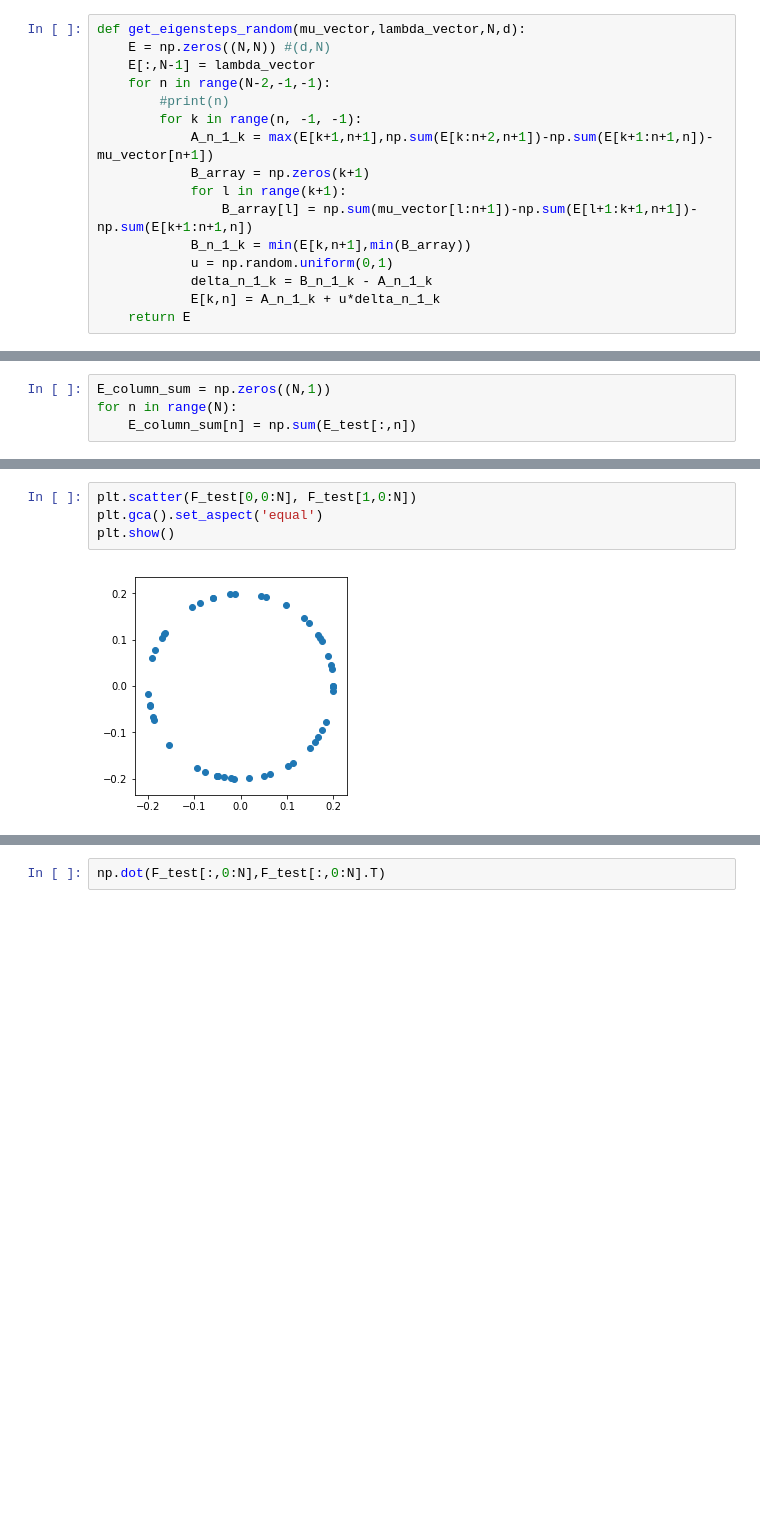
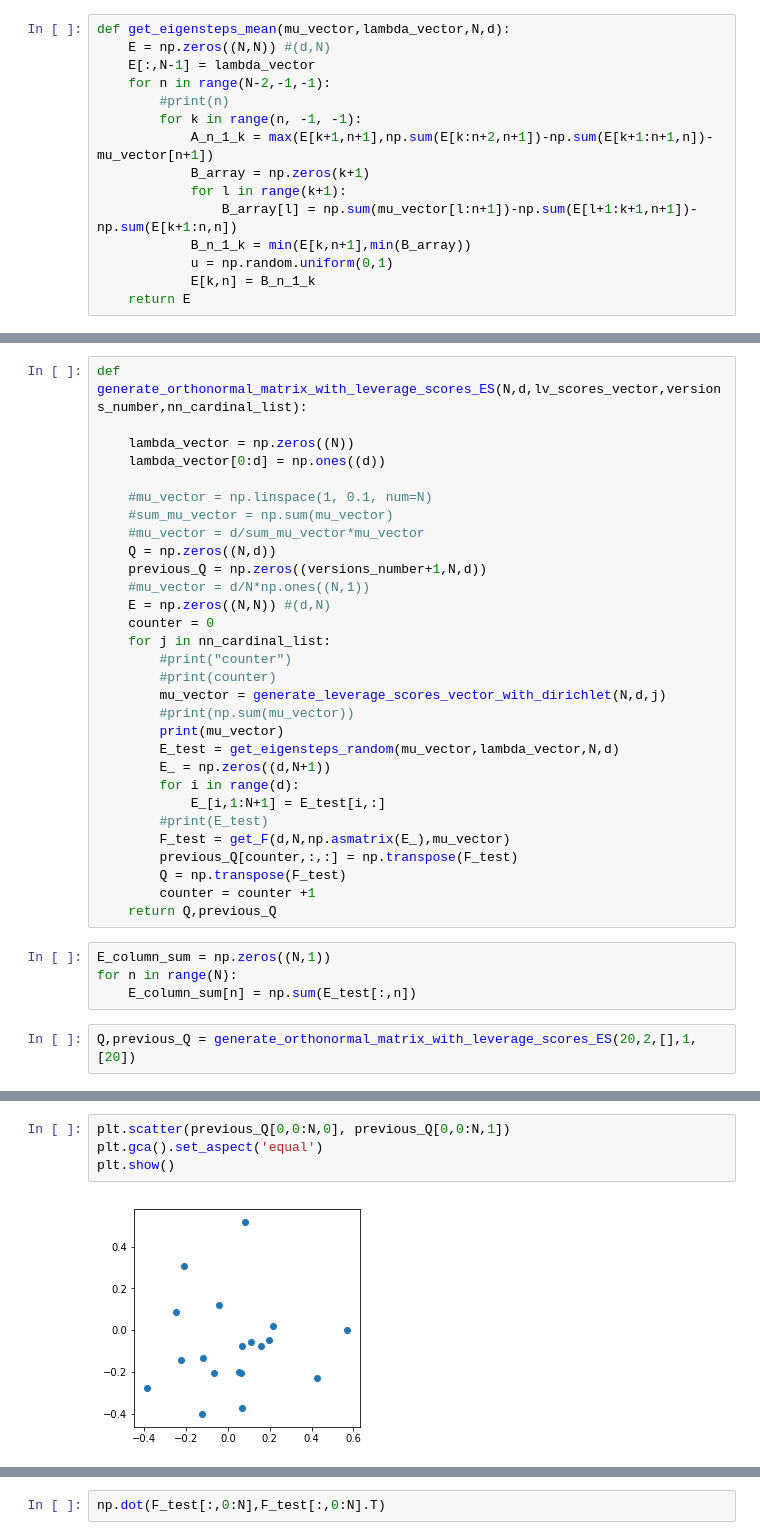
Before and after one commit to AyoubBelhadji/FrameBuilder, a Jupyter notebook: notebooks/Prescribed_Leverage_Scores_Cloud_GT_Generator_final.ipynb, the cells around one changed output, grey strips where cells are left out. Cells and saved outputs as stored; diff of their text form; blank space fills up the shorter version.

```diff
--- a/notebooks/Prescribed_Leverage_Scores_Cloud_GT_Generator_final.ipynb
+++ b/notebooks/Prescribed_Leverage_Scores_Cloud_GT_Generator_final.ipynb
@@ -128,5 +158,5 @@ def get_F_n_U_n(n,d,N,E,mu_vector,U_n_1):
 # %%
-def get_eigensteps_random(mu_vector,lambda_vector,N,d):
+def get_eigensteps_mean(mu_vector,lambda_vector,N,d):
     E = np.zeros((N,N)) #(d,N)
     E[:,N-1] = lambda_vector
     for n in range(N-2,-1,-1):
@@ -135,9 +165,8 @@ def get_eigensteps_random(mu_vector,lambda_vector,N,d):
             A_n_1_k = max(E[k+1,n+1],np.sum(E[k:n+2,n+1])-np.sum(E[k+1:n+1,n])-mu_vector[n+1])
             B_array = np.zeros(k+1)
             for l in range(k+1):
-                B_array[l] = np.sum(mu_vector[l:n+1])-np.sum(E[l+1:k+1,n+1])-np.sum(E[k+1:n+1,n])
+                B_array[l] = np.sum(mu_vector[l:n+1])-np.sum(E[l+1:k+1,n+1])-np.sum(E[k+1:n,n])
             B_n_1_k = min(E[k,n+1],min(B_array))
             u = np.random.uniform(0,1)
-            delta_n_1_k = B_n_1_k - A_n_1_k
-            E[k,n] = A_n_1_k + u*delta_n_1_k
+            E[k,n] = B_n_1_k
     return E
@@ -179,4 +226,36 @@ F_test = get_F(d,N,np.asmatrix(E_),mu_vector)
+# %%
+def generate_orthonormal_matrix_with_leverage_scores_ES(N,d,lv_scores_vector,versions_number,nn_cardinal_list):
+
+    lambda_vector = np.zeros((N))
+    lambda_vector[0:d] = np.ones((d))
+
+    #mu_vector = np.linspace(1, 0.1, num=N)
+    #sum_mu_vector = np.sum(mu_vector)
+    #mu_vector = d/sum_mu_vector*mu_vector
+    Q = np.zeros((N,d))
+    previous_Q = np.zeros((versions_number+1,N,d))
+    #mu_vector = d/N*np.ones((N,1))
+    E = np.zeros((N,N)) #(d,N)
+    counter = 0
+    for j in nn_cardinal_list:
+        #print("counter")
+        #print(counter)
+        mu_vector = generate_leverage_scores_vector_with_dirichlet(N,d,j)
+        #print(np.sum(mu_vector))
+        print(mu_vector)
+        E_test = get_eigensteps_random(mu_vector,lambda_vector,N,d)
+        E_ = np.zeros((d,N+1))
+        for i in range(d):
+            E_[i,1:N+1] = E_test[i,:]
+        #print(E_test)
+        F_test = get_F(d,N,np.asmatrix(E_),mu_vector)
+        previous_Q[counter,:,:] = np.transpose(F_test)
+        Q = np.transpose(F_test)
+        counter = counter +1
+    return Q,previous_Q
 # %%
 E_column_sum = np.zeros((N,1))
 for n in range(N):
     E_column_sum[n] = np.sum(E_test[:,n])
+# %%
+Q,previous_Q = generate_orthonormal_matrix_with_leverage_scores_ES(20,2,[],1,[20])
@@ -183,6 +280,6 @@ for n in range(N):
 # %%
-plt.scatter(F_test[0,0:N], F_test[1,0:N])
+plt.scatter(previous_Q[0,0:N,0], previous_Q[0,0:N,1])
 plt.gca().set_aspect('equal')
 plt.show()
 # %% [output]
-[figure, old version]
+[figure, new version]
```
Also changed, not shown: parts of 7 cells of this notebook, 3 other files.
